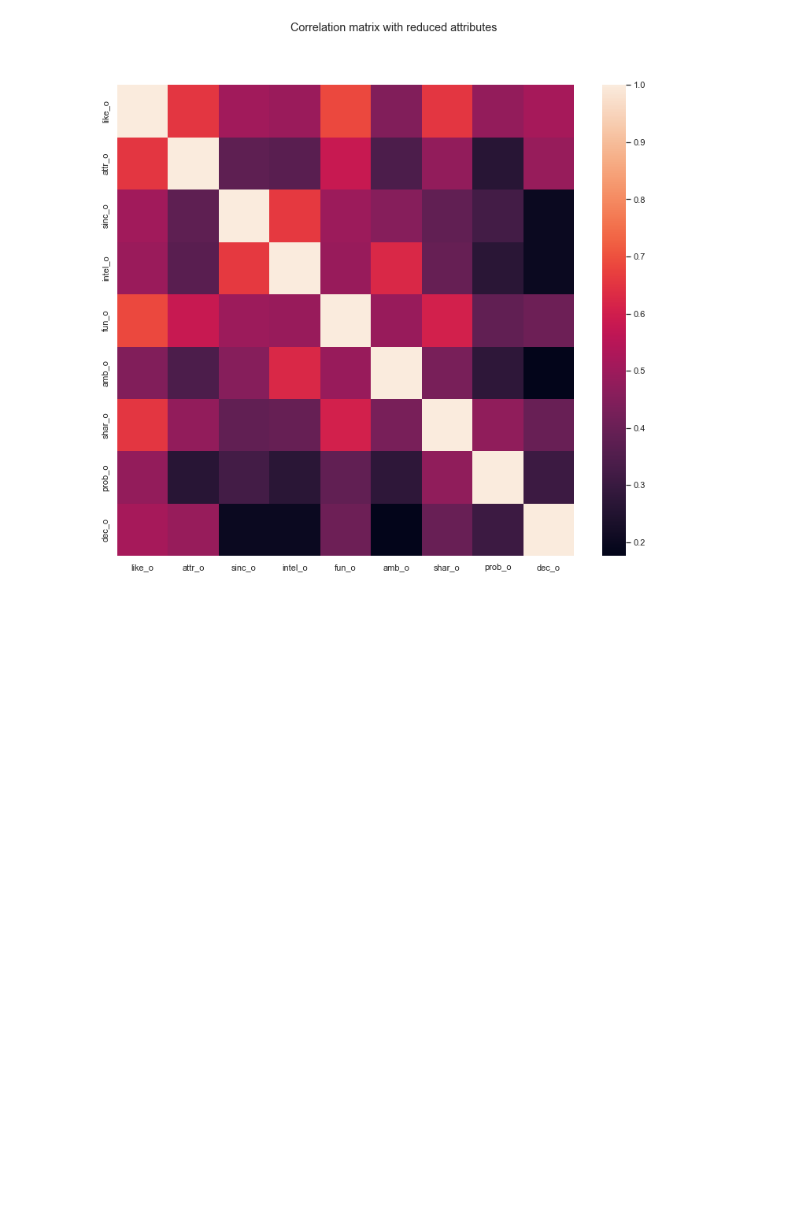
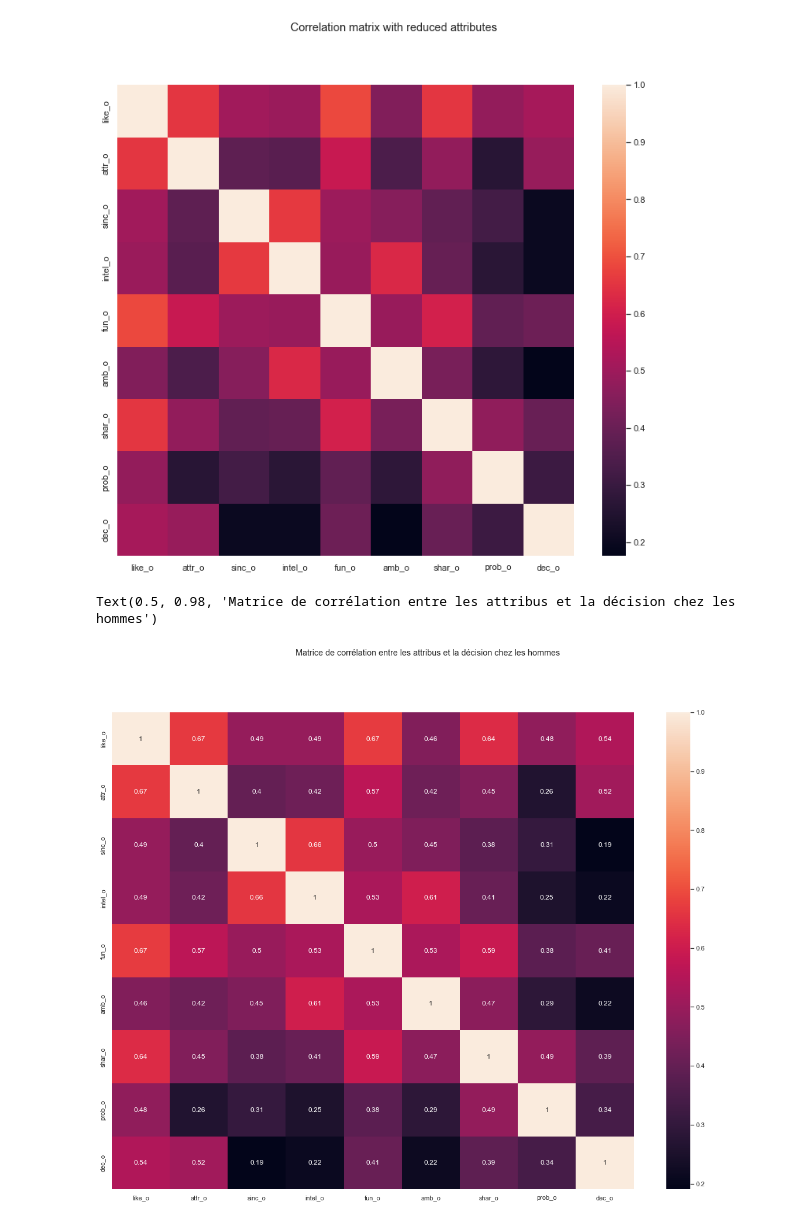
Before and after one commit to MKrouma/Jedha_Dating, a Jupyter notebook: notebook/code.ipynb, the cells around one changed output. Drawn from its saved outputs; the diff is of its cells as text; code cells hidden in the pictures; blank space fills up the shorter version.

Commit message:
decision analysis by gender

```diff
--- a/notebook/code.ipynb
+++ b/notebook/code.ipynb
@@ -295,0 +294,18 @@ Text(0.5, 0.98, 'Correlation matrix with reduced attributes')
+# %%
+## decision analysis by gender
+# male and female detafrale
+df_male = df_factors.loc[df_factors.gender == 0, :]
+df_female = df_factors.loc[df_factors.gender == 1, :]
+
+# keep features
+df_factors_male = df_male[keep_features]
+df_factors_female = df_female[keep_features]
+# %%
+# analysis for male
+corr_at_h = df_factors_male.corr()
+plt.figure(figsize=(20,15))
+sns.heatmap(corr_at_h,annot=True)
+plt.suptitle('Decision correlation matrix - Male')
+# %% [output]
+Text(0.5, 0.98, 'Matrice de corrélation entre les attribus et la décision chez les hommes')
+[figure, added]
```
Also changed, not shown: parts of 2 cells of this notebook.
